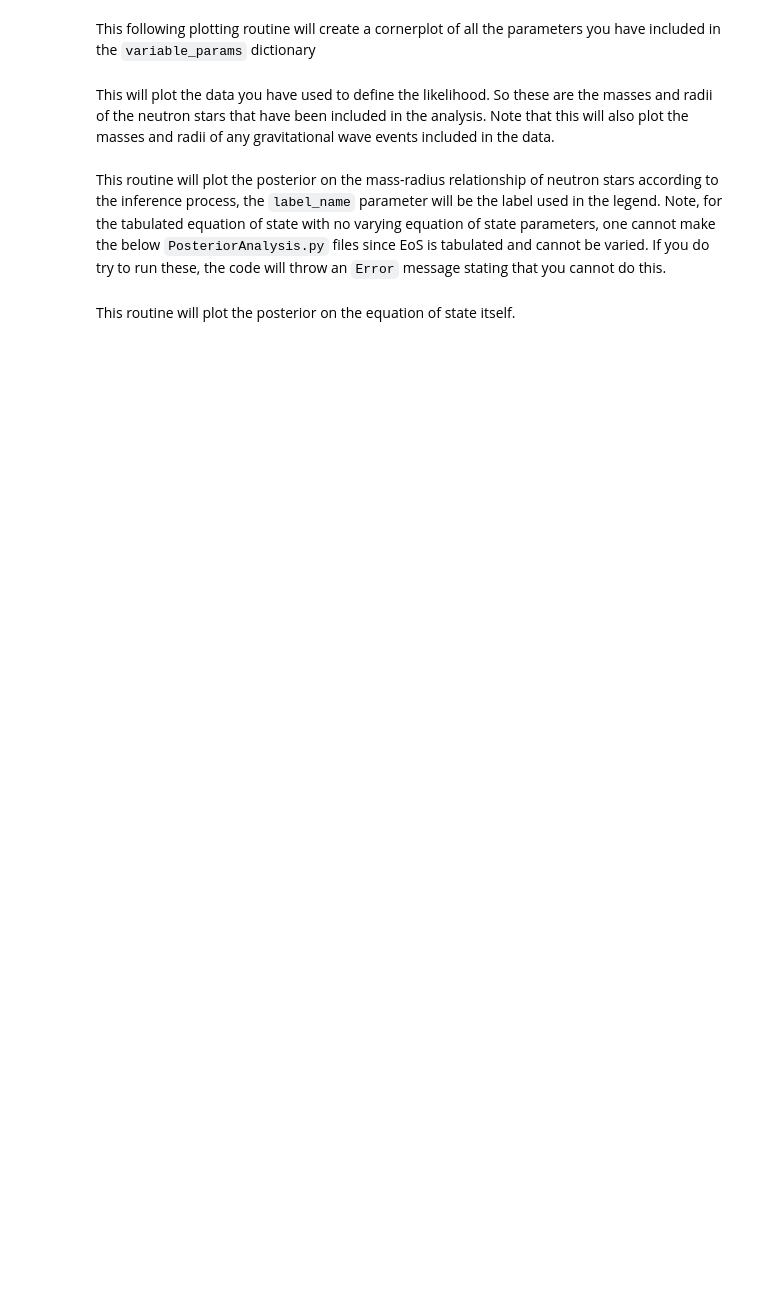
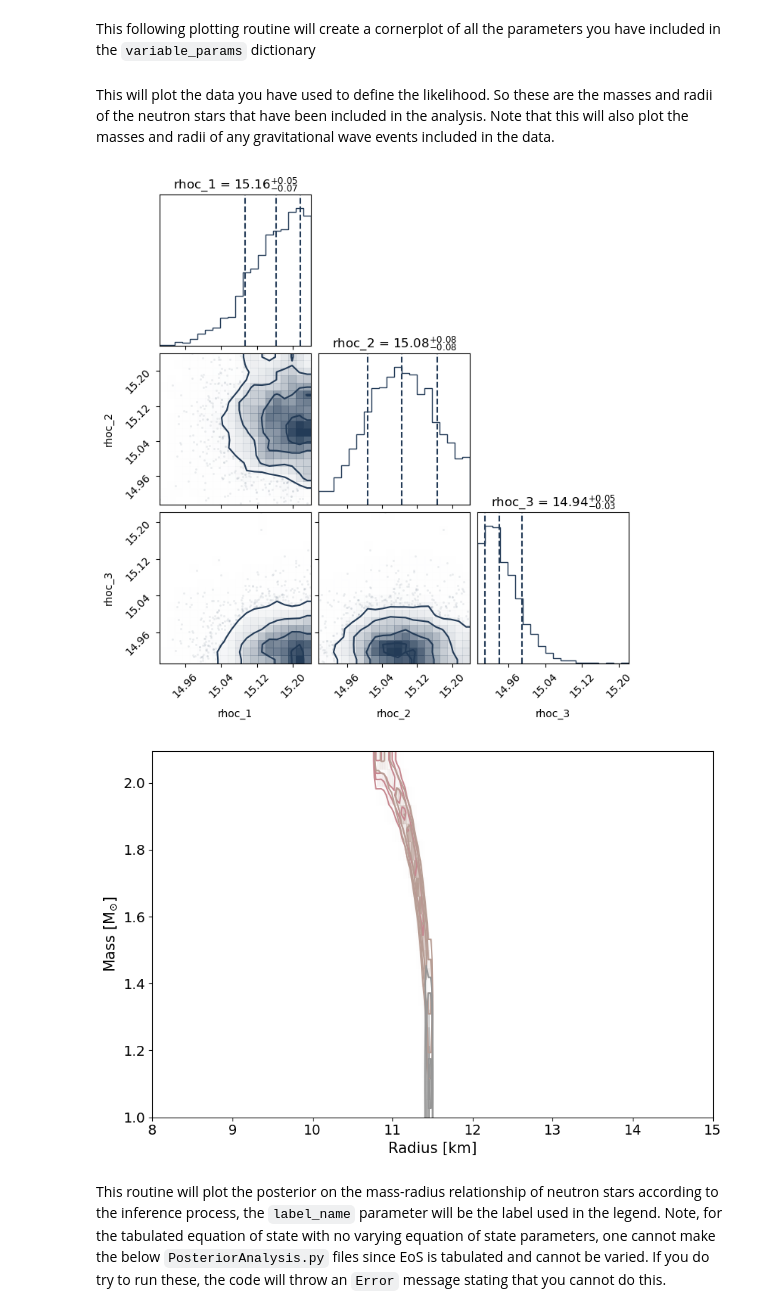
Before and after one commit to xpsi-group/neost, a Jupyter notebook: docs/source/Tabulated_example.ipynb, the cells around one changed output. Cells and saved outputs as stored; diff of their text form; code cells hidden in the pictures; blank space fills up the shorter version.

```diff
--- a/docs/source/Tabulated_example.ipynb
+++ b/docs/source/Tabulated_example.ipynb
@@ -152,6 +163,9 @@ PosteriorAnalysis.cornerplot('chains/' + run_name, variable_params)
 # %% [markdown]
 This will plot the data you have used to define the likelihood. So these are the masses and radii of the neutron stars that have been included in the analysis. Note that this will also plot the masses and radii of any gravitational wave events included in the data.
 # %%
-PosteriorAnalysis.mass_radius_posterior_plot('chains/' + run_name)
+PosteriorAnalysis.mass_radius_posterior_plot('../../examples/chains/' + run_name)
+# %% [output]
+[figure, added]
+[figure, added]
 # %% [markdown]
 This routine will plot the posterior on the mass-radius relationship of neutron stars according to the inference process, the `label_name` parameter will be the label used in the legend. Note, for the tabulated equation of state with no varying equation of state parameters, one cannot make the below `PosteriorAnalysis.py` files since EoS is tabulated and cannot be varied. If you do try to run these, the code will throw an `Error` message stating that you cannot do this.
@@ -160,2 +171,0 @@ PosteriorAnalysis.mass_radius_prior_predictive_plot('chains/' + run_name,variabl
-# %% [markdown]
-This routine will plot the posterior on the equation of state itself.
```
Also changed, not shown: parts of 9 cells of this notebook.
